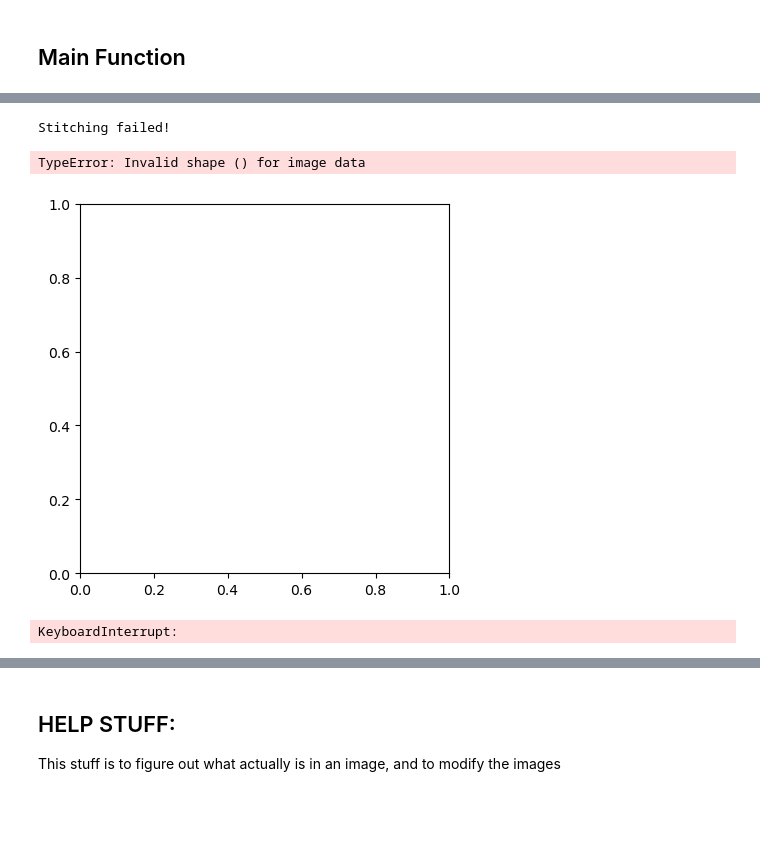
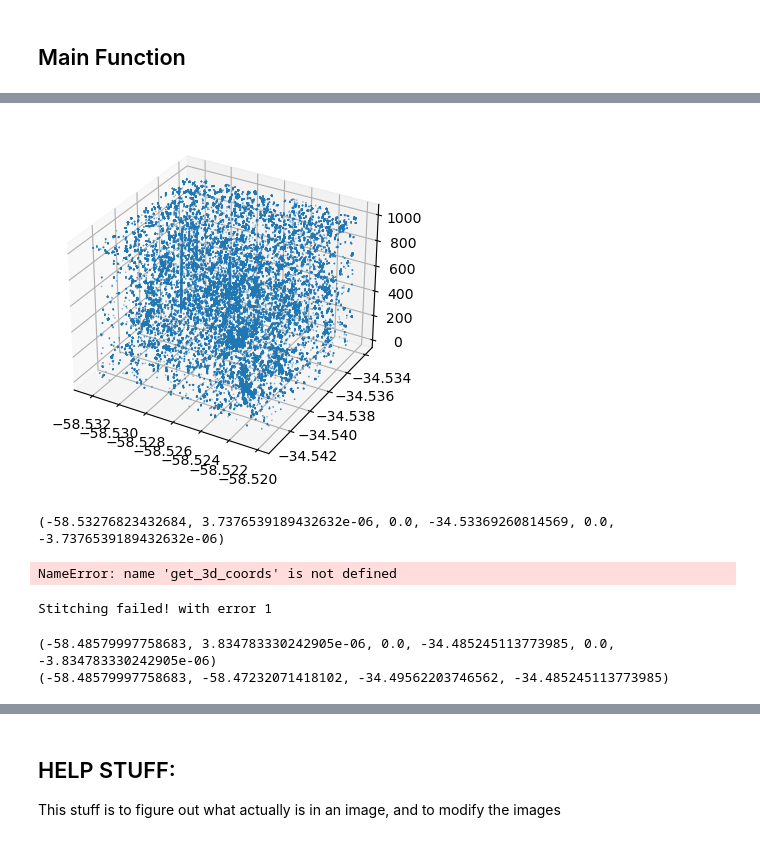
Before and after one commit to sfindenig/PLUS-IBBC, a Jupyter notebook: test2.ipynb, the cells around one changed output, grey strips where cells are left out. Cells and saved outputs as stored; diff of their text form; code cells hidden in the pictures; blank space fills up the shorter version.

Commit message:
update project

```diff
--- a/test2.ipynb
+++ b/test2.ipynb
@@ -235,3 +228,19 @@ def plot_3d(points):
 
     # Show the plot
     plt.show()
+# %%
+def plot_3d_filtered(points):
+    # Extract the x, y, and z coordinates of the points
+    x = points[:, :, 0]
+    y = points[:, :, 1]
+    z = points[:, :, 2]
+
+    # Create a figure and a 3D Axes
+    fig = plt.figure(figsize=(8,4.5))
+    ax = fig.add_subplot(111, projection='3d')
+
+    # Plot the points
+    ax.scatter(x[z>=10], y[z>=10], z[z>=10],linewidths=0.1, alpha=0.5, s=1)
+
+    # Show the plot
+    plt.show()
@@ -290,0 +354,4 @@ plt.show()
+# %%
+plot_3d_filtered(points)
+# %% [output]
+[figure, added]
@@ -291,14 +377,25 @@ plt.show()
+# %%
+image_1_reprojected = gdal.Open(f'{PATH_TO_TEMP}{REPROJECTED_IMAGES[0]}')
+print(image_1_reprojected.GetGeoTransform())
+
+# point cloud from disparity map and georeferenced images
+# %% [output]
+(-58.53276823432684, 3.7376539189432632e-06, 0.0, -34.53369260814569, 0.0, -3.7376539189432632e-06)
+# %%
+#construct 3D point cloud from disparity map
+image_1_coords = get_3d_coords(disparity, image_1, rpc_1)
+image_2_coords = get_3d_coords(disparity, image_2, rpc_2)
+# %% [output]
+NameError: name 'get_3d_coords' is not defined
 # %%
 # Stitch images
 stitched_image = stitch_images(image_1,image_2,f'{PATH_TO_TEMP}stitched_image.tif')
-
-# Plot the stitched image
-plt.imshow(stitched_image)
-plt.show()
+if stitched_image != -1:
+    # Plot the stitched image
+    plt.imshow(stitched_image)
+    plt.show()
 # %% [output]
-Stitching failed!
+Stitching failed! with error 1
-TypeError: Invalid shape () for image data
-[figure, removed]
 # %%
 # Clear tmp folder
 for file in os.listdir(PATH_TO_TEMP):
@@ -306,9 +403,11 @@ for file in os.listdir(PATH_TO_TEMP):
 # %%
 #3D reconstruction
 #TODO: Check why division by zero error in disparity
+print(get_min_max_long_lat_of_image('temp/image2_reprojected.tif'))
 #plot_3d_reconstruction(disparity, rpc_1, rpc_2)
-points_left, points_right = calculate_3d_points(disparity, rpc_1, rpc_2)
-plot_3d(points_left)
-plot_3d(points_right)
+#points_left, points_right = calculate_3d_points(disparity, rpc_1, rpc_2)
+#plot_3d(points_left)
+#plot_3d(points_right)
 # %% [output]
-KeyboardInterrupt:
+(-58.48579997758683, 3.834783330242905e-06, 0.0, -34.485245113773985, 0.0, -3.834783330242905e-06)
+(-58.48579997758683, -58.47232071418102, -34.49562203746562, -34.485245113773985)
```
Also changed, not shown: parts of 17 cells of this notebook, 1 other file.
